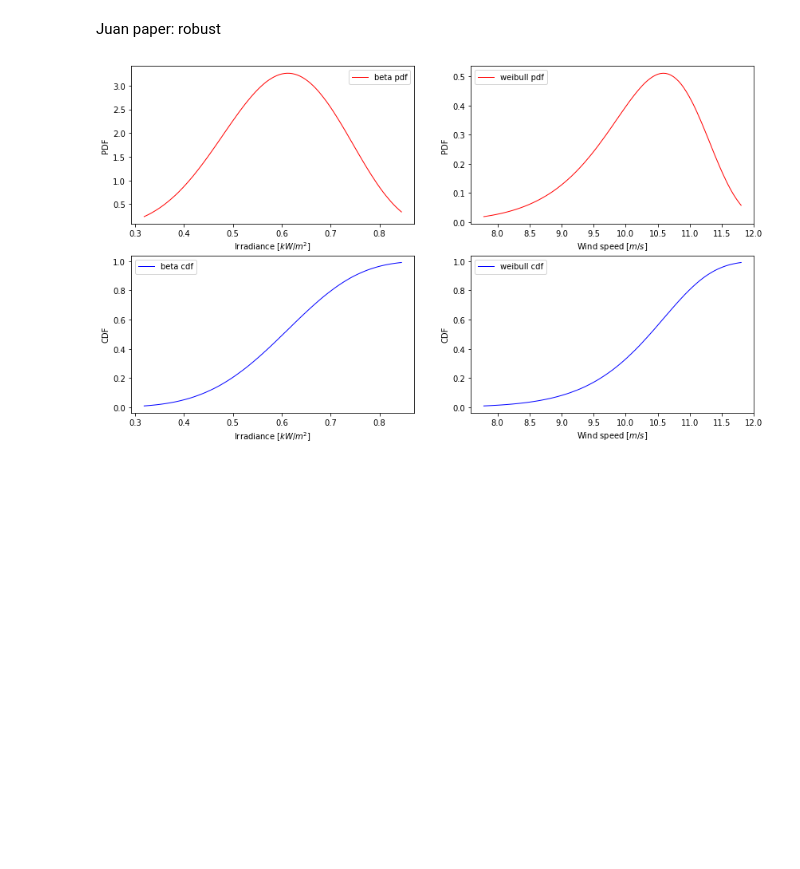
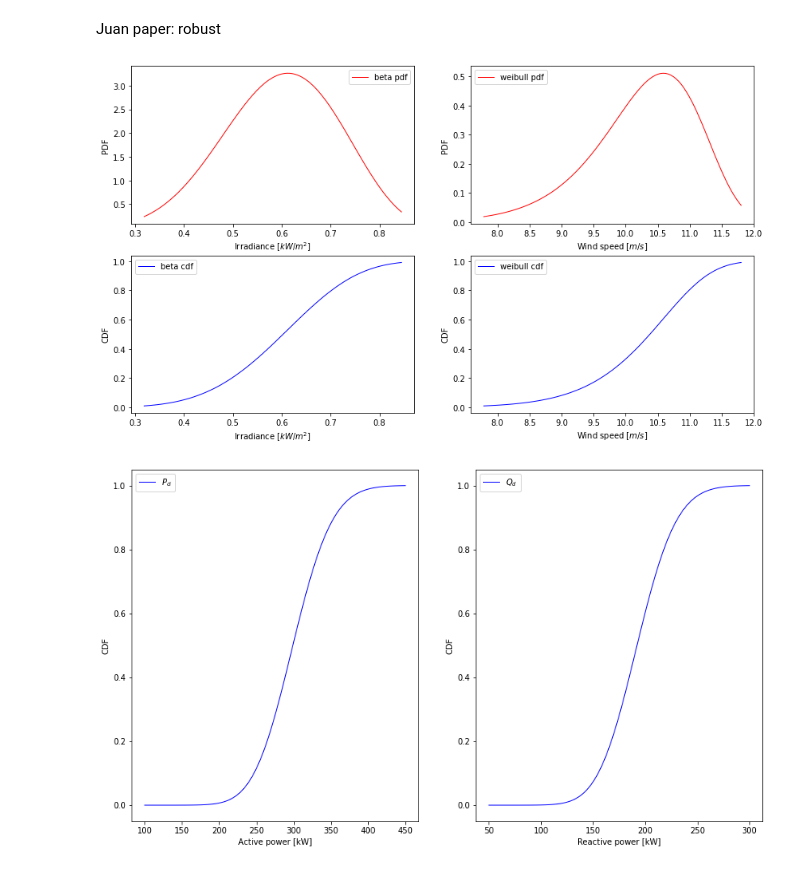
Before and after one commit to filipforro/MasterThesis, a Jupyter notebook: Pyomo/stochastic programming/stoch_RES.ipynb, the cells around one changed output. Saved outputs shown, nothing was run; the diff lists cells and outputs as text; code cells hidden in the pictures; blank space fills up the shorter version.

```diff
--- a/Pyomo/stochastic programming/stoch_RES.ipynb
+++ b/Pyomo/stochastic programming/stoch_RES.ipynb
@@ -21,21 +21,39 @@ print(norm.ppf(1 - eta_conf, loc=P_1_12_fore, scale=sigma_1_12_fore))
 # %% [markdown]
 Juan paper: robust
 # %%
+#wind params
 kappa = 14.73   # shape
 lambd = 10.64   # scale
+#solar params
 a = 9.82
 b = 6.58
-
+#load params
+P_mu = 265
+Q_mu = 176
+P_sigma2 = 53**2
+Q_sigma2 = 35.2**2
+load_mean = np.array([P_mu, Q_mu])
+load_cov = np.array([[P_sigma2, 0.6],[0.6, Q_sigma2]])
+P = np.linspace(100,450,100)
+Q = np.linspace(50,300,100)
+load = np.column_stack((P, Q))
+#define range of irradiances, wind speeds and demands from given distribution and parameters
 irrad = np.linspace(beta.ppf(0.01, a, b), beta.ppf(0.99, a, b), 100)
 wind = np.linspace(weibull_min.ppf(0.01, kappa, scale=lambd), weibull_min.ppf(0.99, kappa, scale=lambd), 100)
-
+dem = multivariate_normal.cdf(load, mean=load_mean, cov=load_cov)
+#plot probability density and cumulative distribution function for solar and wind (irrad & wind speed)
 fig, ax = plt.subplots(nrows=2, ncols=2, squeeze=False, figsize=(14,8))
 ax[0,0].plot(irrad, beta.pdf(irrad, a, b), 'r-', lw=1, alpha=1, label='beta pdf');ax[0,0].set_xlabel('Irradiance [$kW/m^2$]');ax[0,0].set_ylabel('PDF');ax[0,0].legend()
 ax[1,0].plot(irrad, beta.cdf(irrad, a, b), 'b-', lw=1, alpha=1, label='beta cdf');ax[1,0].set_xlabel('Irradiance [$kW/m^2$]');ax[1,0].set_ylabel('CDF');ax[1,0].legend()
 ax[0,1].plot(wind, weibull_min.pdf(wind, kappa, scale=lambd), 'r-', lw=1, alpha=1, label='weibull pdf');ax[0,1].set_xlabel('Wind speed [$m/s$]');ax[0,1].set_ylabel('PDF');ax[0,1].legend()
 ax[1,1].plot(wind, weibull_min.cdf(wind, kappa, scale=lambd), 'b-', lw=1, alpha=1, label='weibull cdf');ax[1,1].set_xlabel('Wind speed [$m/s$]');ax[1,1].set_ylabel('CDF');ax[1,1].legend();
+#plot cdf of active and reactive power
+fig2, ax2 = plt.subplots(nrows=1, ncols=2, squeeze=False, figsize=(14,8))
+ax2[0,0].plot(P, dem, 'b-', lw=1, alpha=1, label='$P_d$');ax2[0,0].set_xlabel('Active power [kW]');ax2[0,0].set_ylabel('CDF');ax2[0,0].legend()
+ax2[0,1].plot(Q, dem, 'b-', lw=1, alpha=1, label='$Q_d$');ax2[0,1].set_xlabel('Reactive power [kW]');ax2[0,1].set_ylabel('CDF');ax2[0,1].legend();
 # %% [output]
 [figure]
+[figure, added]
 # %%
 print('Selecting random variable from the distribution.')
 print('PV irradiation: ', choices(irrad, beta.pdf(irrad, a, b))[0])
```
Also changed, not shown: parts of 4 cells of this notebook, 3 other files.
